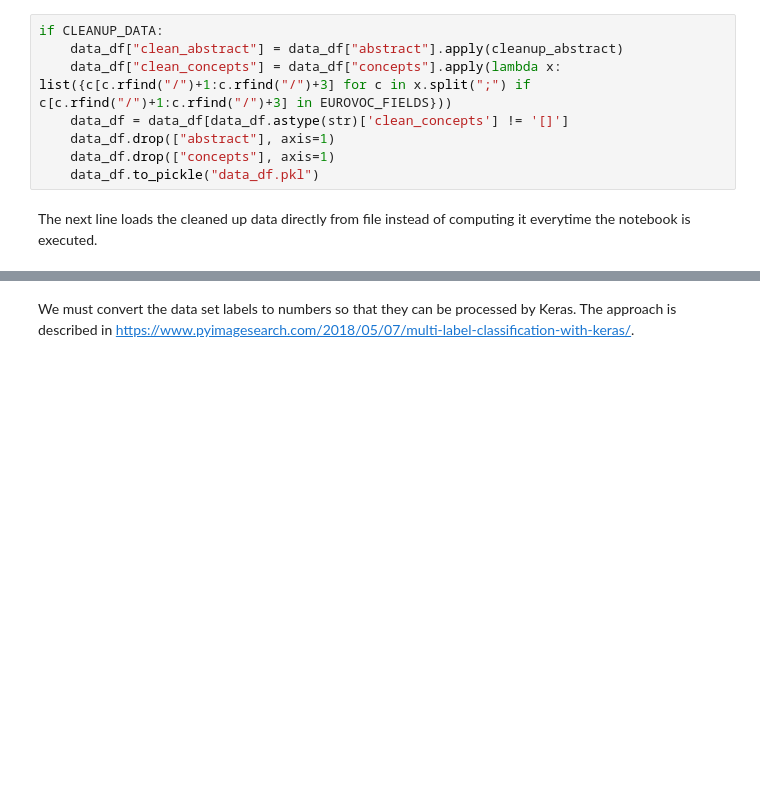
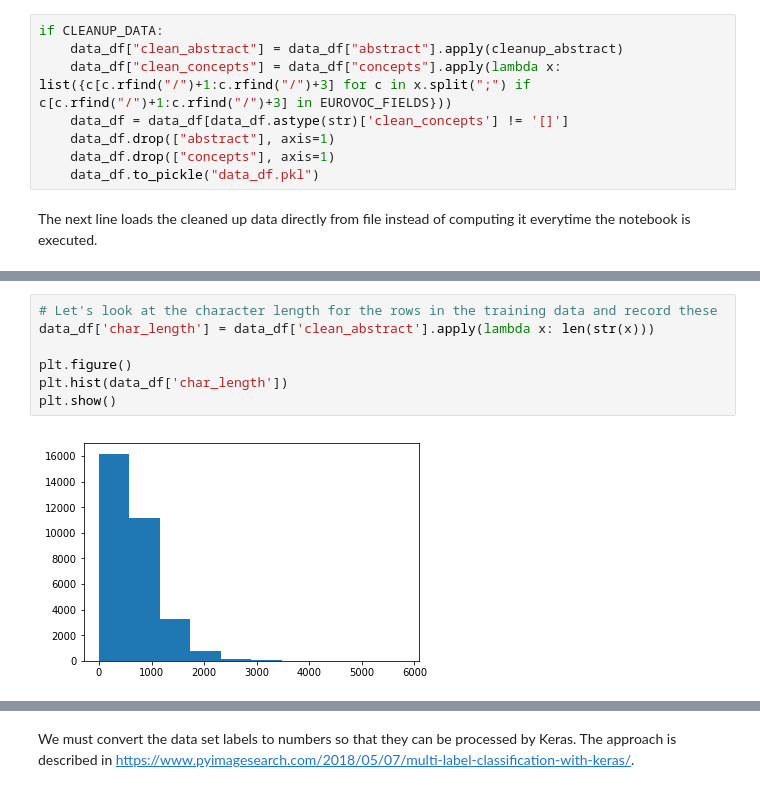
Before and after one commit to sebastianthelen/deep-eurovoc, a Jupyter notebook: deep-eurovoc.ipynb, the cells around one changed output, grey strips where cells are left out. Cells and saved outputs as stored; diff of their text form; blank space fills up the shorter version.

```diff
--- a/deep-eurovoc.ipynb
+++ b/deep-eurovoc.ipynb
@@ -139,0 +151,9 @@ print(data_df['clean_concepts'][:5])
+# %%
+# Let's look at the character length for the rows in the training data and record these
+data_df['char_length'] = data_df['clean_abstract'].apply(lambda x: len(str(x)))
+
+plt.figure()
+plt.hist(data_df['char_length'])
+plt.show()
+# %% [output]
+[figure, added]
```
Also changed, not shown: parts of 13 cells of this notebook, 2 other files.
